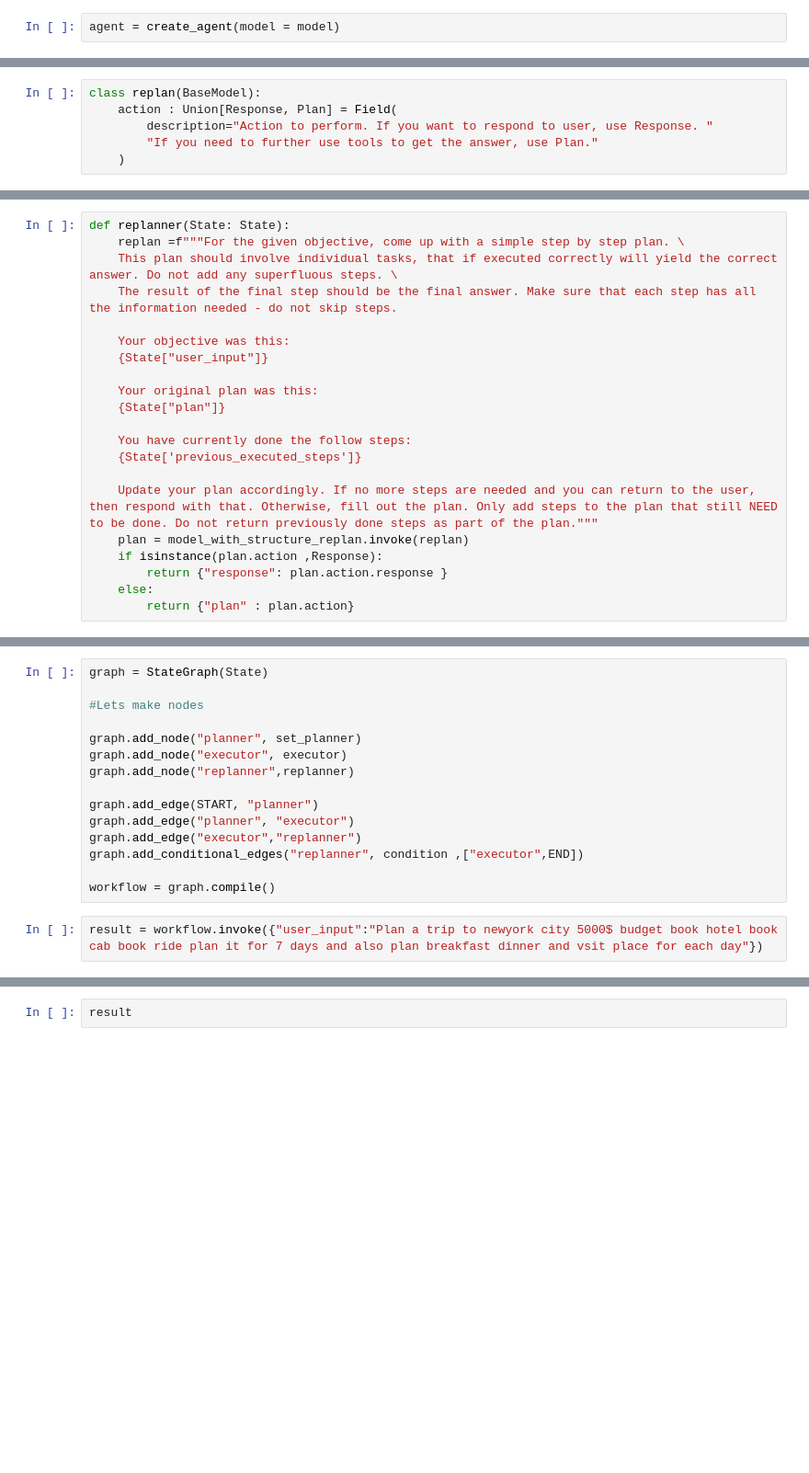
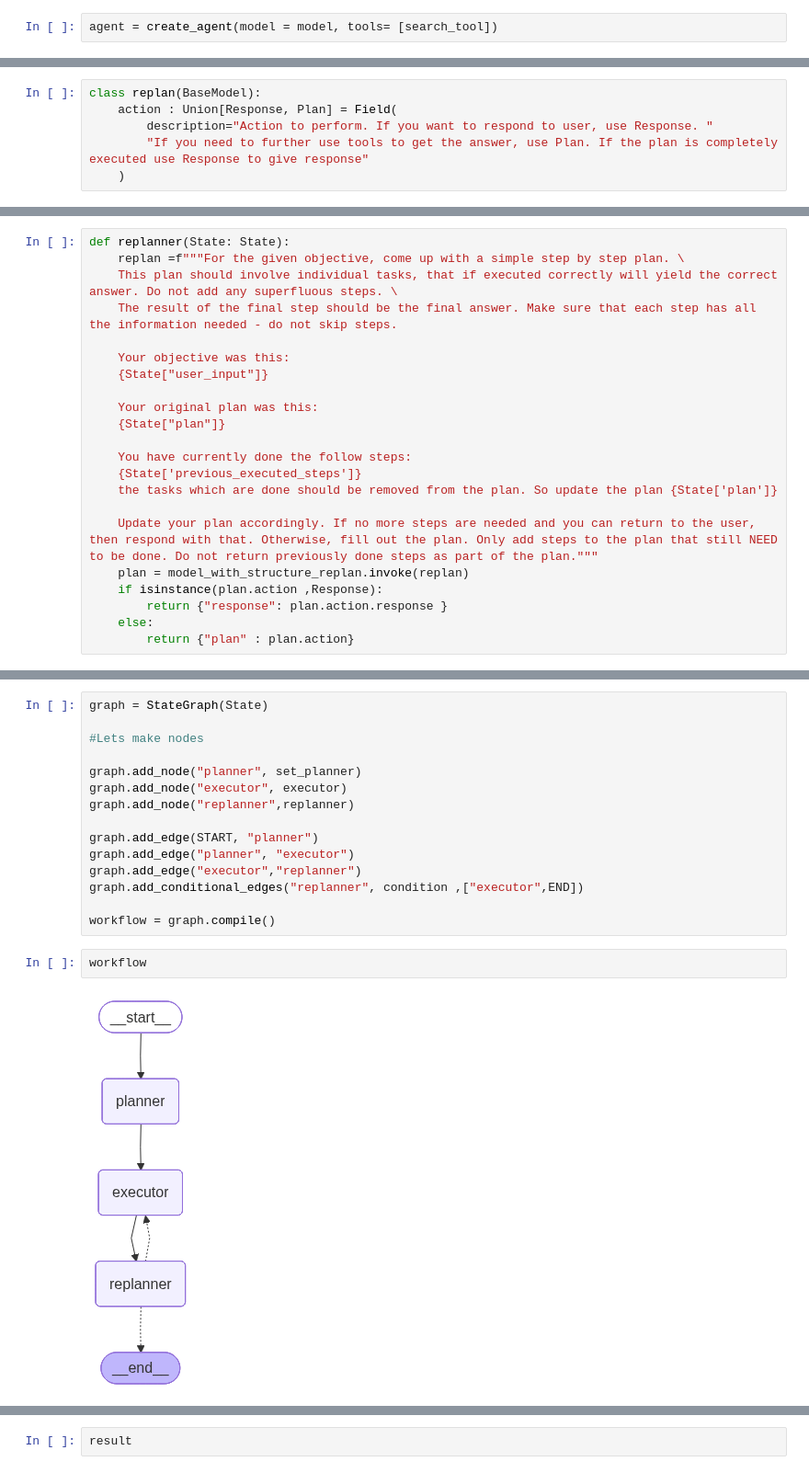
Before and after one commit to Aliahmad-mk/Planning_agents, a Jupyter notebook: planning_agent_can_replan.ipynb, the cells around one changed output, grey strips where cells are left out. Shown at 92% size. Drawn from its saved outputs; the diff is of its cells as text; blank space fills up the shorter version.

```diff
--- a/planning_agent_can_replan.ipynb
+++ b/planning_agent_can_replan.ipynb
@@ -30,7 +30,7 @@ model = ChatMistralAI(
 # %%
 search_tool = DuckDuckGoSearchRun(region="us-en")
 # %%
-agent = create_agent(model = model)
+agent = create_agent(model = model, tools= [search_tool])
 # %% [markdown]
 First we have to make a share memory of workflow which is state.
 # %%
@@ -49,7 +49,7 @@ class Response(BaseModel):
 class replan(BaseModel):
     action : Union[Response, Plan] = Field(
         description="Action to perform. If you want to respond to user, use Response. "
-        "If you need to further use tools to get the answer, use Plan."
+        "If you need to further use tools to get the answer, use Plan. If the plan is completely executed use Response to give response"
     )
 # %%
 model_with_structure_replan = model.with_structured_output(replan)
@@ -93,6 +93,7 @@ def replanner(State: State):
 
     You have currently done the follow steps:
     {State['previous_executed_steps']}
+    the tasks which are done should be removed from the plan. So update the plan {State['plan']}
 
     Update your plan accordingly. If no more steps are needed and you can return to the user, then respond with that. Otherwise, fill out the plan. Only add steps to the plan that still NEED to be done. Do not return previously done steps as part of the plan."""
     plan = model_with_structure_replan.invoke(replan)
@@ -121,5 +122,7 @@ graph.add_edge("executor","replanner")
 graph.add_conditional_edges("replanner", condition ,["executor",END])
 
 workflow = graph.compile()
-# %%
-result = workflow.invoke({"user_input":"Plan a trip to newyork city 5000$ budget book hotel book cab book ride plan it for 7 days and also plan breakfast dinner and vsit place for each day"})
+# %%
+workflow
+# %% [output]
+[figure, added]
```
Also changed, not shown: parts of 4 cells of this notebook.
